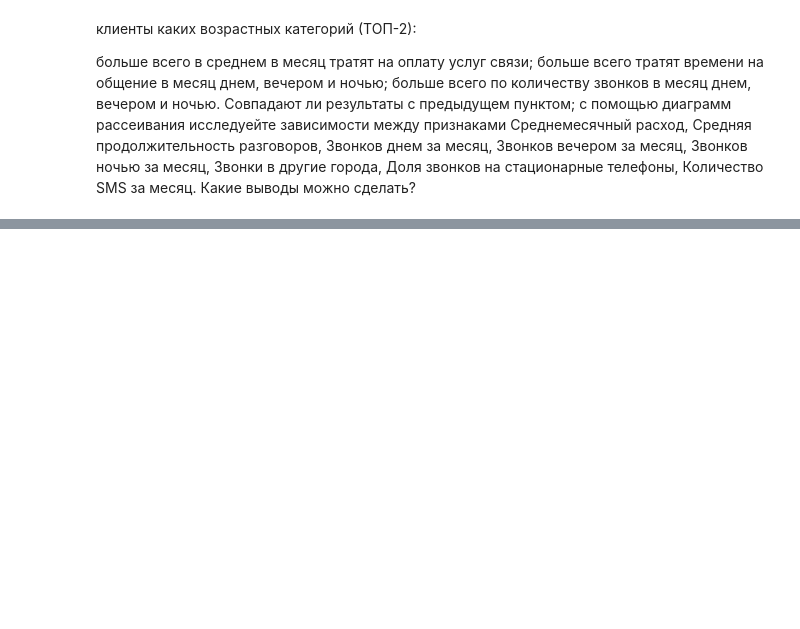
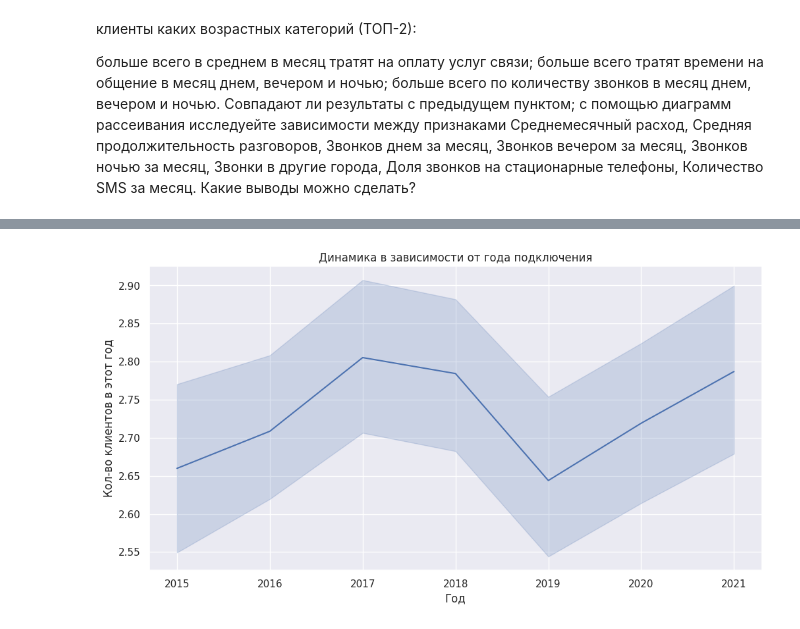
Before and after one commit to jenyadev3/Telecom-customer-base-segmentation, a Jupyter notebook: vkr_telecom.ipynb, the cells around one changed output, grey strips where cells are left out. Drawn from its saved outputs; the diff is of its cells as text; code cells hidden in the pictures; blank space fills up the shorter version.

```diff
--- a/vkr_telecom.ipynb
+++ b/vkr_telecom.ipynb
@@ -234,0 +365,4 @@ df.corr()
+# %%
+count_date = df["Дата подключения тарифа"].value_counts()
+count_date.head(10) # чаще всего встречаемая дата=больше всего клиентов в эти дни
+count_date.tail(10)
@@ -235 +383,6 @@ df.corr()
+# %%
+#Добавляю новый столбец count
+df["count"] = df["Дата подключения тарифа"].map(count_date)
+# %%
+df["Дата подключения тарифа"] = pd.to_datetime(df["Дата подключения тарифа"],errors = "coerce")
 # %% [markdown]
@@ -264,6 +393,0 @@ df_sorted
-# %%
-df["Дата подключения тарифа"].value_counts()
-df["Год"] = df["Дата подключения тарифа"].dt.year
-df["Месяц"] = df["Дата подключения тарифа"].dt.month
-df["День"] = df["Дата подключения тарифа"].dt.day
-df.head(20)
@@ -294,0 +437,12 @@ df.head(20)
+# %%
+plt.figure(figsize=(12, 6))
+sns.lineplot(x="Год", y="count", data=df)
+
+plt.title("Динамика в зависимости от года подключения")
+plt.xlabel("Год")
+plt.ylabel("Кол-во клиентов в этот год")
+
+# Display the plot
+plt.show()
+# %% [output]
+[figure, added]
```
Also changed, not shown: parts of 39 cells of this notebook.
